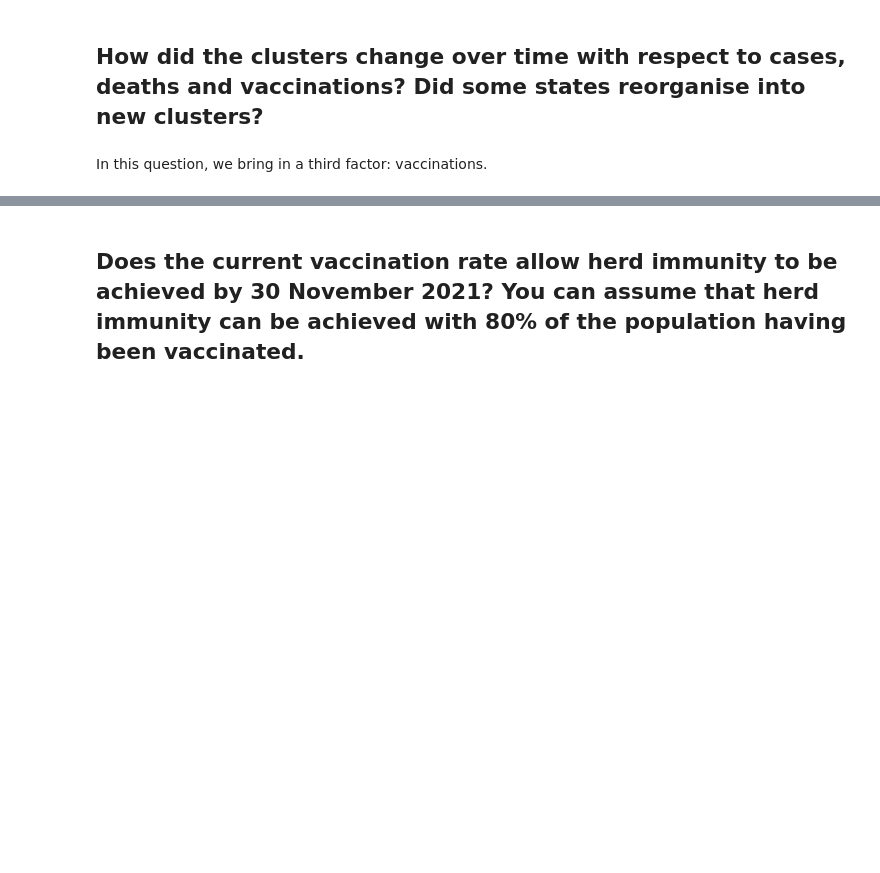
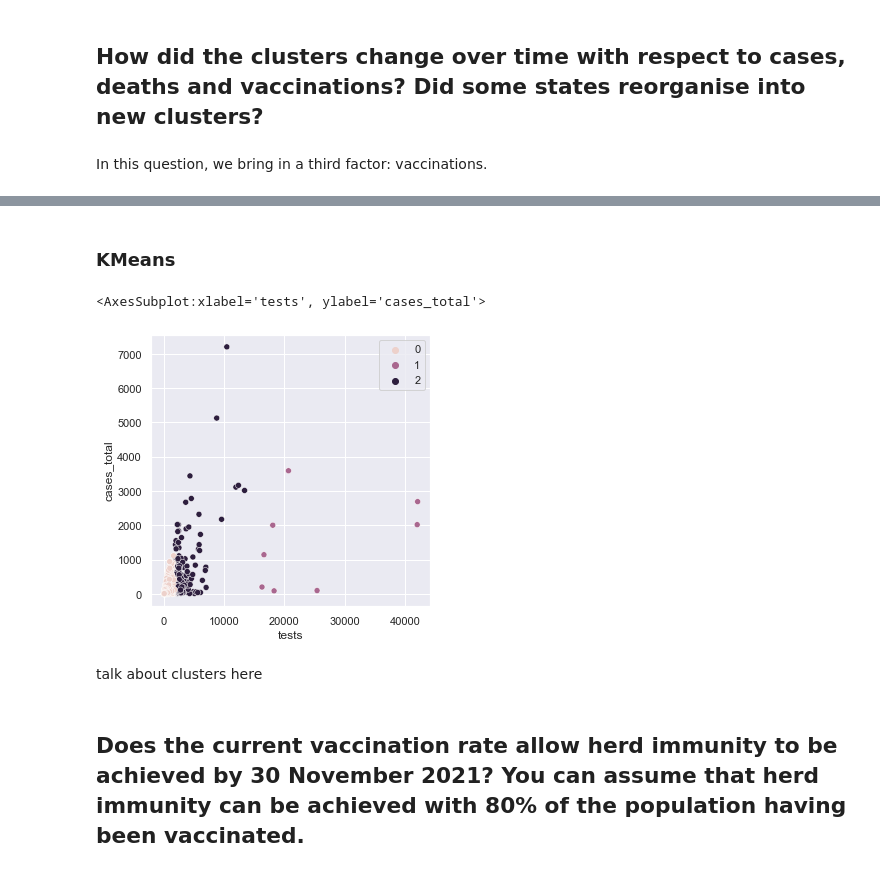
Before and after one commit to sidharrth2002/covid-streamlit-2, a Jupyter notebook: exploration.ipynb, the cells around one changed output, grey strips where cells are left out. Drawn from its saved outputs; the diff is of its cells as text; code cells hidden in the pictures; blank space fills up the shorter version.

```diff
--- a/exploration.ipynb
+++ b/exploration.ipynb
@@ -1204,3 +1315,17 @@ for i, date_range in enumerate(ranges):
+# %% [markdown]
+### KMeans
+# %%
+km = KMeans(n_clusters=3, max_iter=100)
+y_clusters = km.fit_predict(clusters[['cases_total', 'tests']])
+centroids = km.cluster_centers_
+
+plt.figure(figsize=(5, 5))
+sns.scatterplot(data=clusters, x='tests', y='cases_total', hue=y_clusters)
+# %% [output]
+<AxesSubplot:xlabel='tests', ylabel='cases_total'>
+[figure, added]
+# %% [markdown]
+talk about clusters here
 # %% [markdown]
 ## Does the current vaccination rate allow herd immunity to be achieved by 30 November 2021? You can assume that herd immunity can be achieved with 80% of the population having been vaccinated.
 # %%
```
Also changed, not shown: parts of 12 cells of this notebook.
